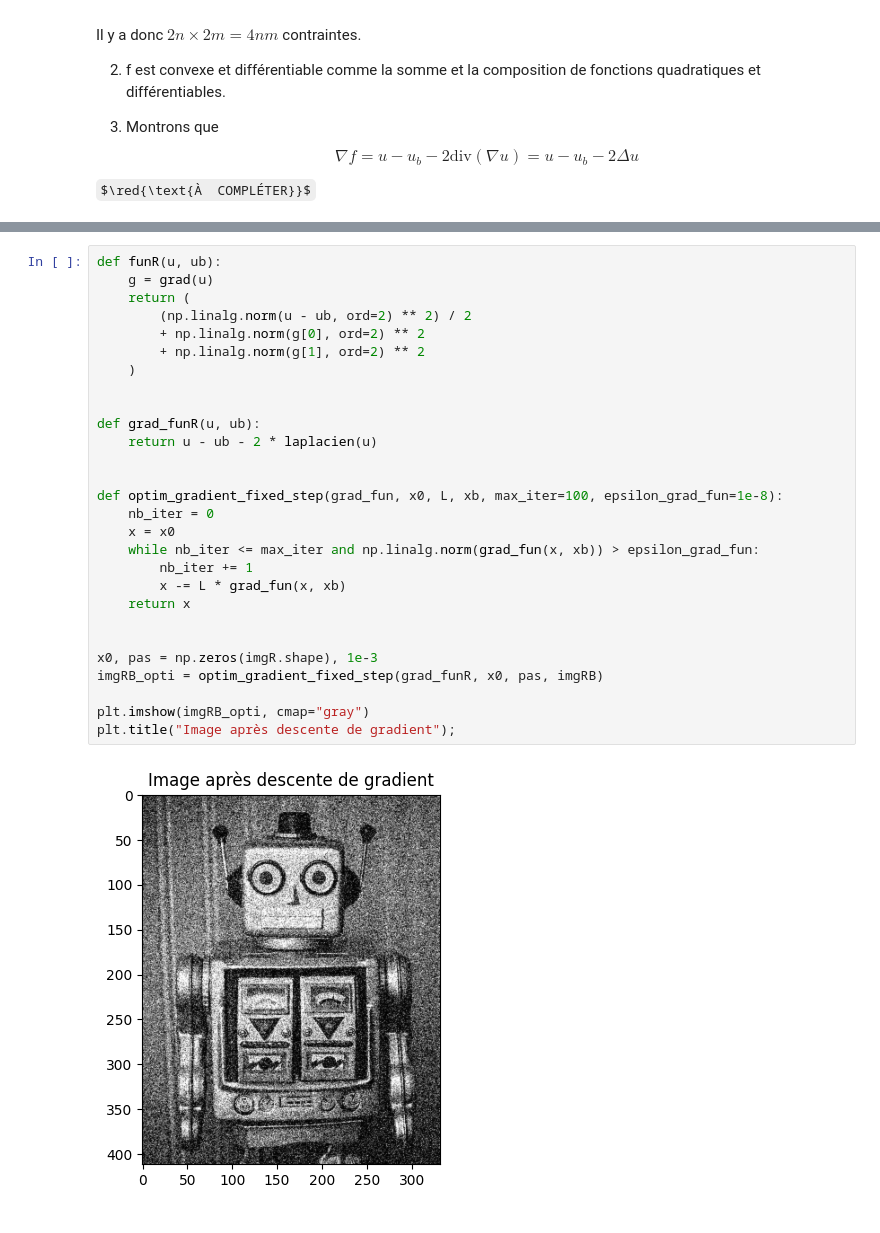
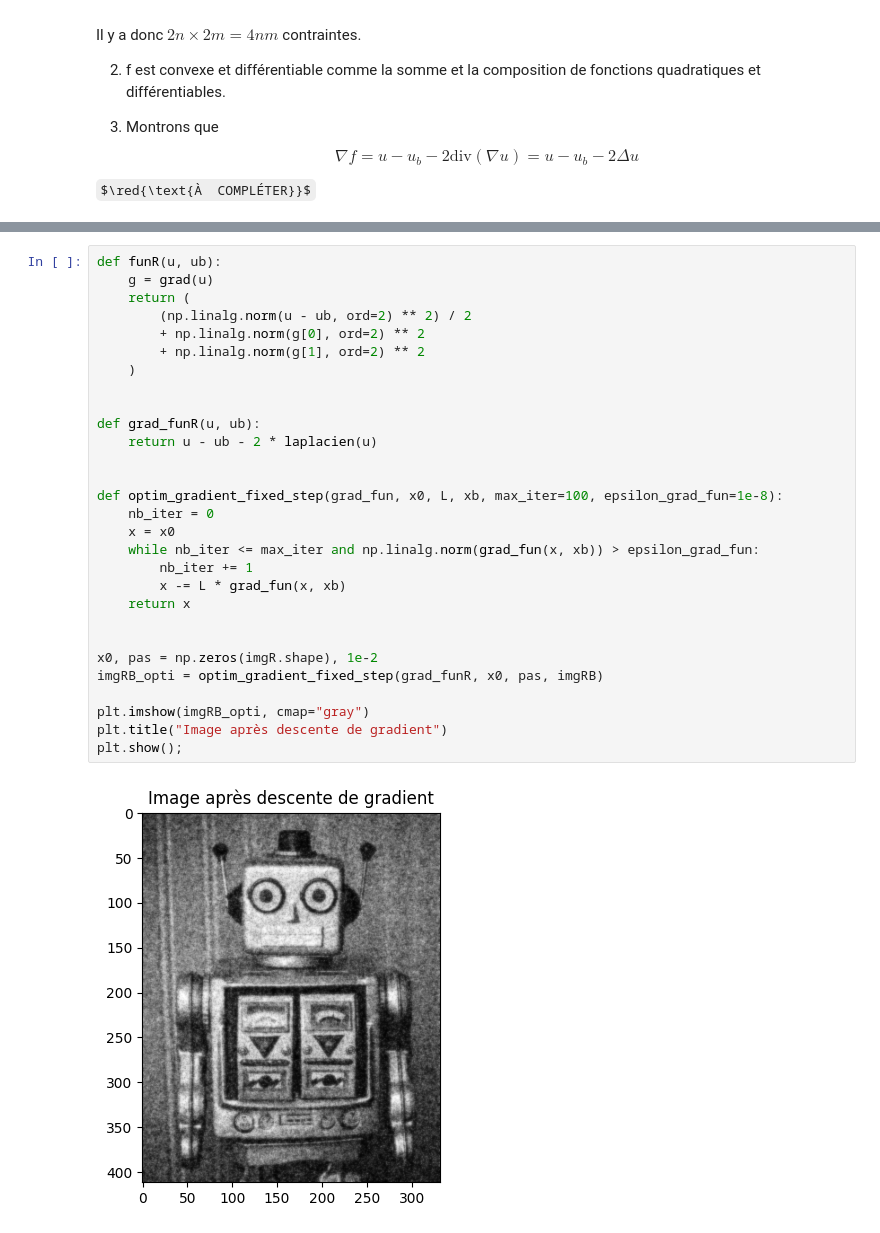
Before and after one commit to LouisedeFer/Projet-opti, a Jupyter notebook: projet.ipynb, the cells around one changed output, grey strips where cells are left out. Saved outputs shown, nothing was run; the diff lists cells and outputs as text; some formulas as TeX source.

```diff
--- a/projet.ipynb
+++ b/projet.ipynb
@@ -79,30 +86,31 @@ plt.show();
 # %%
 def funR(u, ub):
     g = grad(u)
     return (
         (np.linalg.norm(u - ub, ord=2) ** 2) / 2
         + np.linalg.norm(g[0], ord=2) ** 2
         + np.linalg.norm(g[1], ord=2) ** 2
     )
 
 
 def grad_funR(u, ub):
     return u - ub - 2 * laplacien(u)
 
 
 def optim_gradient_fixed_step(grad_fun, x0, L, xb, max_iter=100, epsilon_grad_fun=1e-8):
     nb_iter = 0
     x = x0
     while nb_iter <= max_iter and np.linalg.norm(grad_fun(x, xb)) > epsilon_grad_fun:
         nb_iter += 1
         x -= L * grad_fun(x, xb)
     return x
 
 
-x0, pas = np.zeros(imgR.shape), 1e-3
+x0, pas = np.zeros(imgR.shape), 1e-2
 imgRB_opti = optim_gradient_fixed_step(grad_funR, x0, pas, imgRB)
 
 plt.imshow(imgRB_opti, cmap="gray")
-plt.title("Image après descente de gradient");
+plt.title("Image après descente de gradient")
+plt.show();
 # %% [output]
-[figure, old version]
+[figure, new version]
```
Also changed, not shown: parts of 19 cells of this notebook.
